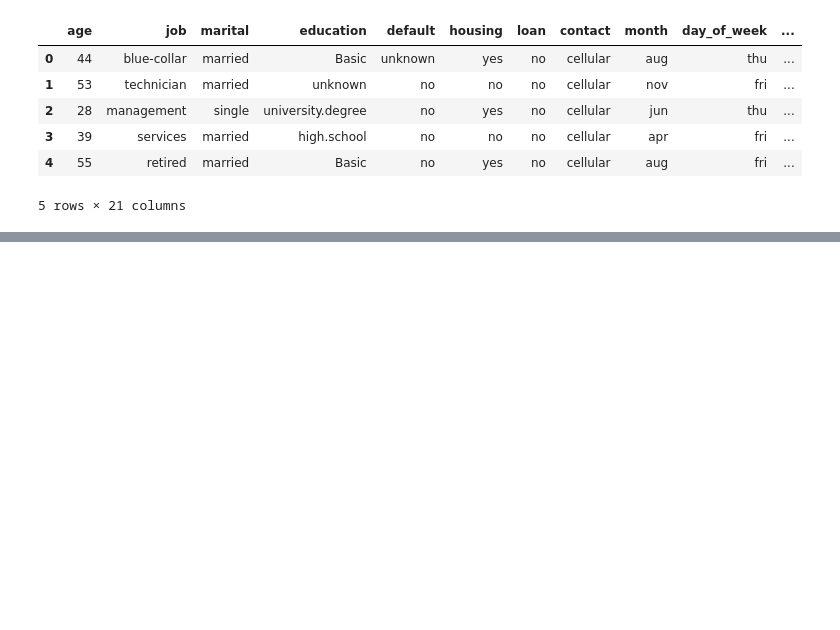
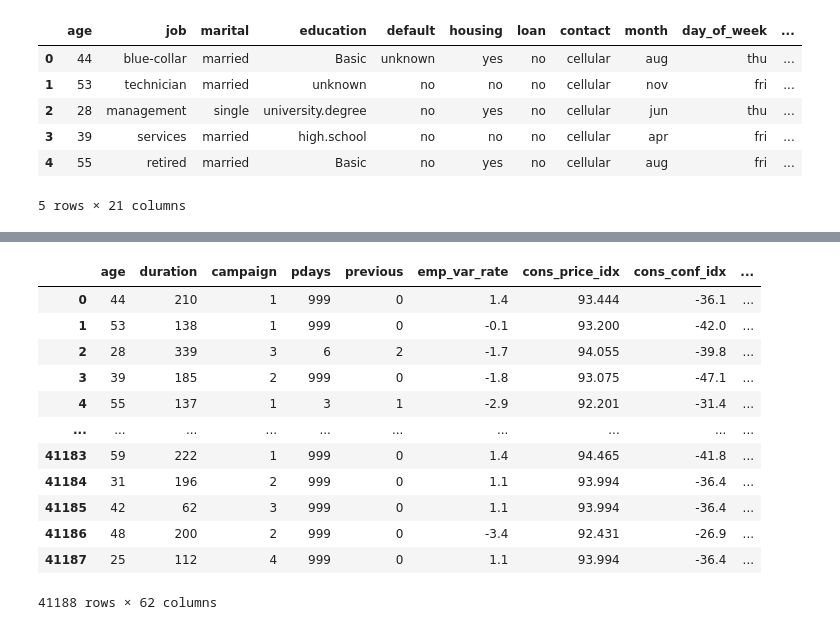
Before and after one commit to imvdharmesh/Dcodetech, a Jupyter notebook: Lectures/DataScience/Machine Learning/Logistic Regression.ipynb, the cells around one changed output, grey strips where cells are left out. Drawn from its saved outputs; the diff is of its cells as text; code cells hidden in the pictures; blank space fills up the shorter version.

```diff
--- a/Lectures/DataScience/Machine Learning/Logistic Regression.ipynb
+++ b/Lectures/DataScience/Machine Learning/Logistic Regression.ipynb
@@ -221,0 +255,4 @@ data.head()
+# %%
+cat_var = [
+    'job','marital','education','default','housing','loan','contact','month','day_of_week','poutcome'
+]
@@ -221,0 +272,8 @@ data.head()
+# %%
+for var in cat_var:
+    cat_list = pd.get_dummies(data[var], prefix=var)
+    data1 = data.join(cat_list)
+    data = data1
+# %%
+data_vars = data.columns.values.tolist()
+to_keep = [i for i in data_vars if i not in cat_var]
@@ -221,0 +300,2 @@ data.head()
+# %%
+data_final = data[to_keep]
@@ -221,0 +323,16 @@ data.head()
+# %%
+data_final
+# %% [output]
+|  | age | duration | campaign | pdays | previous | emp_var_rate | cons_price_idx | cons_conf_idx | ... |
+| 0 | 44 | 210 | 1 | 999 | 0 | 1.4 | 93.444 | -36.1 | ... |
+| 1 | 53 | 138 | 1 | 999 | 0 | -0.1 | 93.200 | -42.0 | ... |
+| 2 | 28 | 339 | 3 | 6 | 2 | -1.7 | 94.055 | -39.8 | ... |
+| 3 | 39 | 185 | 2 | 999 | 0 | -1.8 | 93.075 | -47.1 | ... |
+| 4 | 55 | 137 | 1 | 3 | 1 | -2.9 | 92.201 | -31.4 | ... |
+| ... | ... | ... | ... | ... | ... | ... | ... | ... | ... |
+| 41183 | 59 | 222 | 1 | 999 | 0 | 1.4 | 94.465 | -41.8 | ... |
+| 41184 | 31 | 196 | 2 | 999 | 0 | 1.1 | 93.994 | -36.4 | ... |
+| 41185 | 42 | 62 | 3 | 999 | 0 | 1.1 | 93.994 | -36.4 | ... |
+| 41186 | 48 | 200 | 2 | 999 | 0 | -3.4 | 92.431 | -26.9 | ... |
+| 41187 | 25 | 112 | 4 | 999 | 0 | 1.1 | 93.994 | -36.4 | ... |
+41188 rows × 62 columns
```
Also changed, not shown: parts of 28 cells of this notebook, 2 other files.
